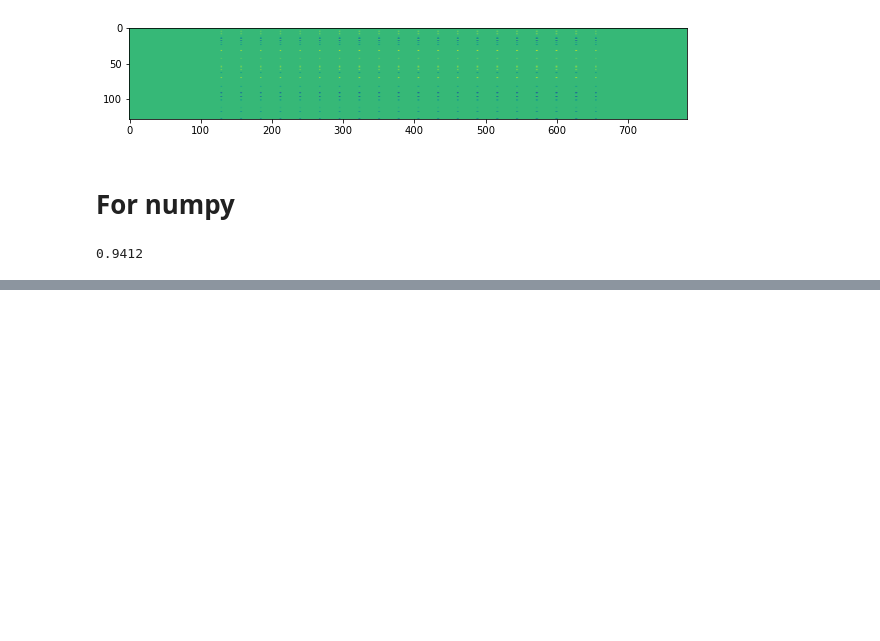
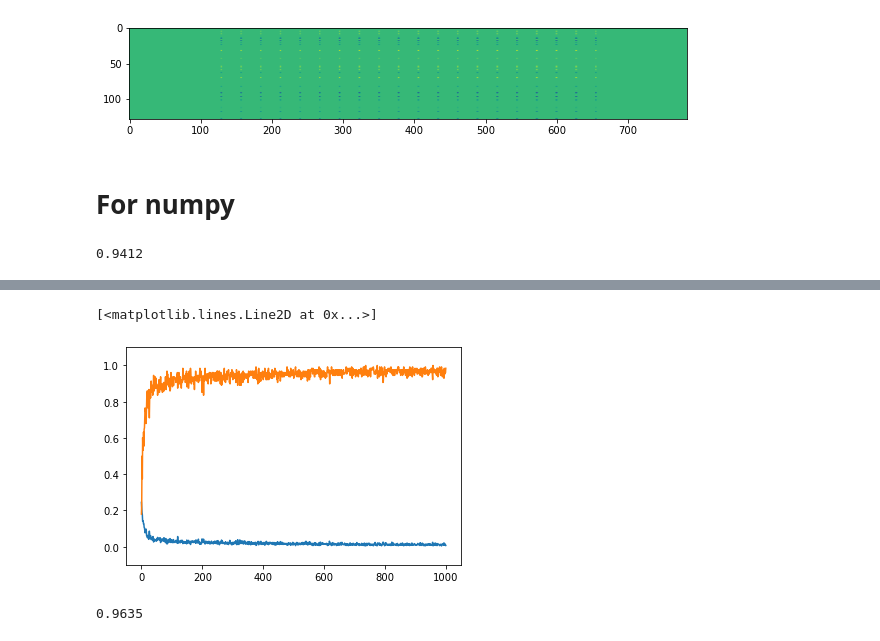
Before and after one commit to Raghvender1205/AI_From_Scratch, a Jupyter notebook: MNIST_Scratch.ipynb, the cells around one changed output, grey strips where cells are left out. Cells and saved outputs as stored; diff of their text form; code cells hidden in the pictures; blank space fills up the shorter version.

Commit message:
Trained with Numpy

```diff
--- a/MNIST_Scratch.ipynb
+++ b/MNIST_Scratch.ipynb
@@ -172,0 +214,45 @@ def forward_backward(x, y):
+# %%
+# Train with Numpy
+def layer_init(m, h):
+    ret = np.random.uniform(-1., 1., size=(m, h)) / np.sqrt(m*h)
+    return ret.astype(np.float32) # Convert layer's dtype
+
+# init
+np.random.seed(1337) # Makes random numbers predictable
+l1 = layer_init(784, 128)
+l2 = layer_init(128, 10)
+
+lr = 0.001 # learning rate
+BS = 128
+losses, accuracies = [], []
+for i in (t := trange(1000)):
+    samp = np.random.randint(0, X_train.shape[0], size=(BS))
+    X = X_train[samp].reshape((-1, 28*28))
+    Y = y_train[samp]
+
+    x_loss, x_l2, d_l1, d_l2 = forward_backward(X, Y) # Forward and backward pass
+
+    cat = np.argmax(x_l2, axis=1)
+    accuracy = (cat == Y).mean()
+
+    # SGD
+    l1 -= lr*d_l1
+    l2 -= lr*d_l2
+
+    loss = x_loss.mean()
+    losses.append(loss)
+    accuracies.append(accuracy)
+    t.set_description('loss %.2f accuracy %.2f' % (loss, accuracy))
+
+plt.ylim(-0.1, 1.1)
+plt.plot(losses)
+plt.plot(accuracies)
+# %% [output]
+[<matplotlib.lines.Line2D at 0x...>]
+[figure, added]
+# %%
+# Evaluate
+np_eval()
+# np's accuracy is higher than torch's accuracy
+# %% [output]
+0.9635
```
Also changed, not shown: parts of 4 cells of this notebook.
